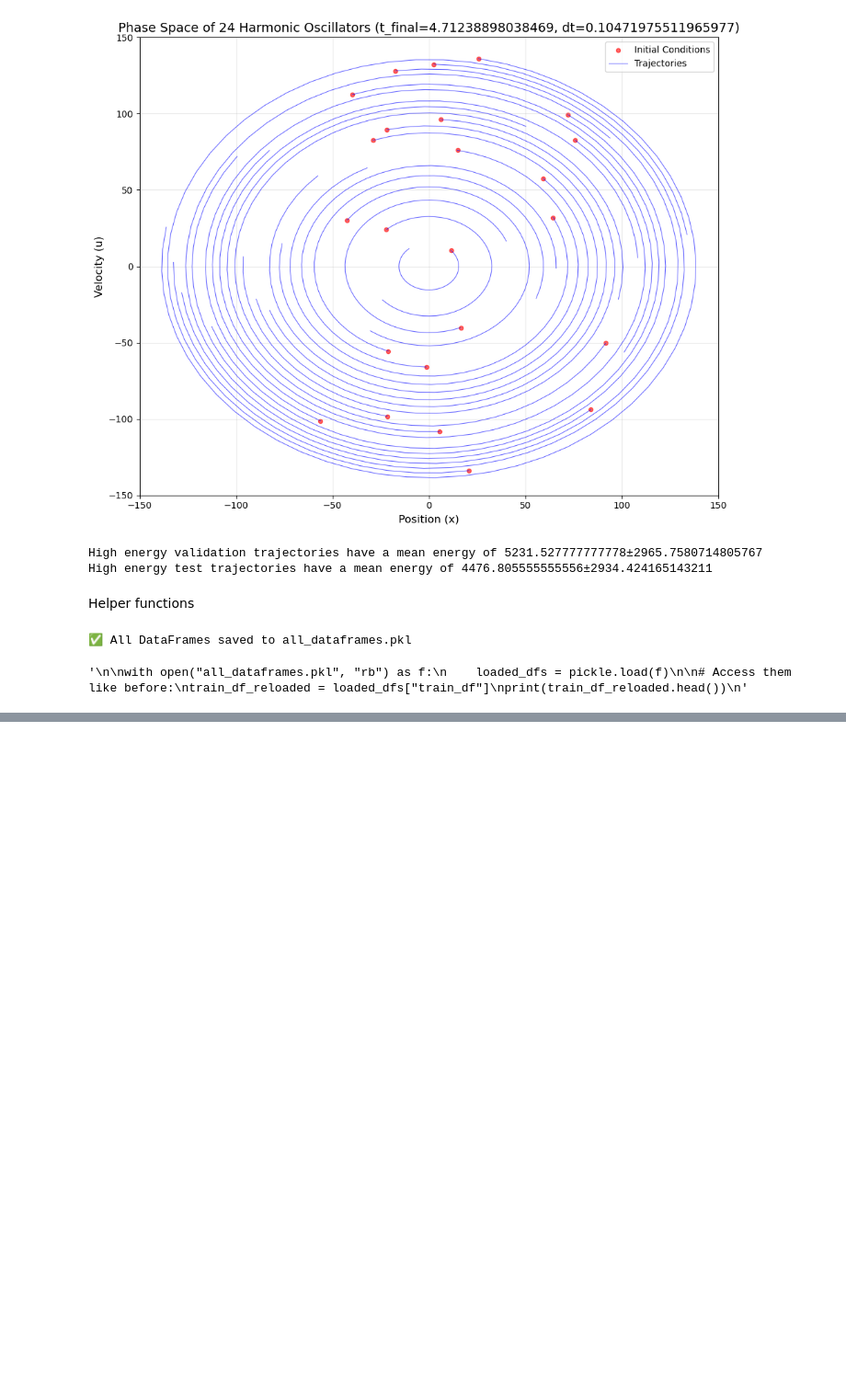
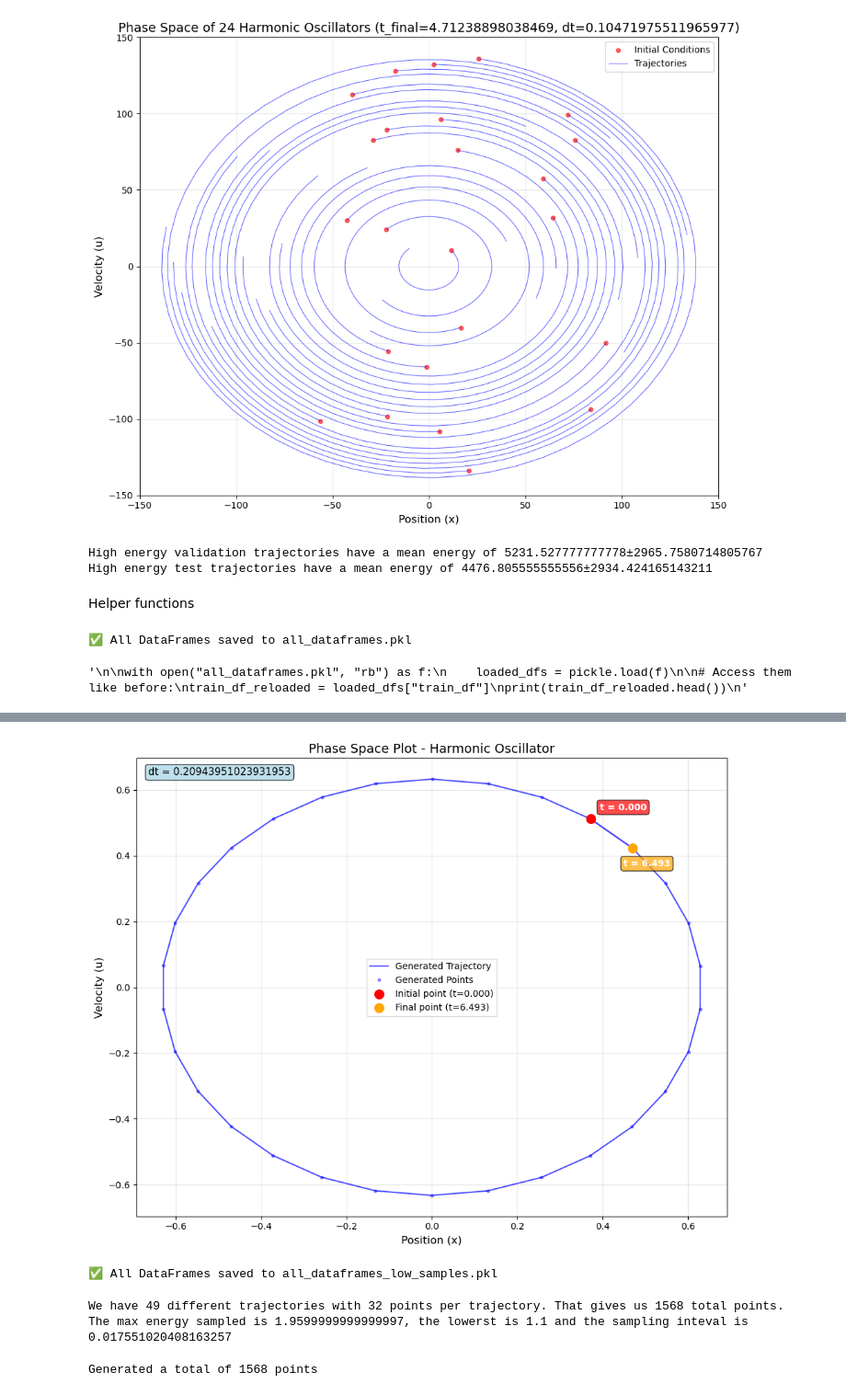
Before and after one commit to thomasGR9/Hamilton_Jacobi_NN, a Jupyter notebook: data_generator_and_sorting.ipynb, the cells around one changed output, grey strips where cells are left out. Shown at 92% size. Saved outputs shown, nothing was run; the diff lists cells and outputs as text; code cells hidden in the pictures; blank space fills up the shorter version.

```diff
--- a/data_generator_and_sorting.ipynb
+++ b/data_generator_and_sorting.ipynb
@@ -864,0 +997,26 @@ print(train_df_reloaded.head())
+# %%
+Phase_space_low_samples.oscillators[0].plot_points(show_sampled=False, show_derivative=False, show_generated=True)
+# %% [output]
+[figure, added]
+# %%
+
+
+# Put all DataFrames into a dictionary
+dfs_low_samples = {
+    "data_df_low_samples": data_df_low_samples,
+    "id_df_low_samples": id_df_low_samples,
+    "train_df_low_samples": train_df_low_samples,
+    "val_df_low_samples": val_df_low_samples,
+    "test_df_low_samples": test_df_low_samples,
+    "train_id_df_low_samples": train_id_df_low_samples,
+    "val_id_df_low_samples": val_id_df_low_samples,
+    "test_id_df_low_samples": test_id_df_low_samples,
+}
+
+# Save everything in one file
+with open("all_dataframes_low_samples.pkl", "wb") as f:
+    pickle.dump(dfs_low_samples, f)
+
+print("✅ All DataFrames saved to all_dataframes_low_samples.pkl")
+# %% [output]
+✅ All DataFrames saved to all_dataframes_low_samples.pkl
@@ -864,0 +1043,5 @@ print(train_df_reloaded.head())
+# %%
+print(f"We have {n_tajectories_high_energy_low_samples} different trajectories with {points_per_trajectory_high_energy_low_samples} points per trajectory. That gives us {total_points_high_energy_low_samples} total points.\nThe max energy sampled is {max_energy_high_energy_low_samples}, the lowerst is {energy_min_high_energy_low_samples} and the sampling inteval is {(max_energy_high_energy_low_samples - energy_min_high_energy_low_samples) / n_tajectories_high_energy_low_samples}")
+# %% [output]
+We have 49 different trajectories with 32 points per trajectory. That gives us 1568 total points.
+The max energy sampled is 1.9599999999999997, the lowerst is 1.1 and the sampling inteval is 0.017551020408163257
@@ -864,0 +1050,4 @@ print(train_df_reloaded.head())
+# %%
+High_energy_low_samples_phase_space.generate_all_oscillators_points(t_final=Tmax_high_energy_low_samples, dt=dt_high_energy_low_samples, analyticaly=True)
+# %% [output]
+Generated a total of 1568 points
```
Also changed, not shown: parts of 33 cells of this notebook.
